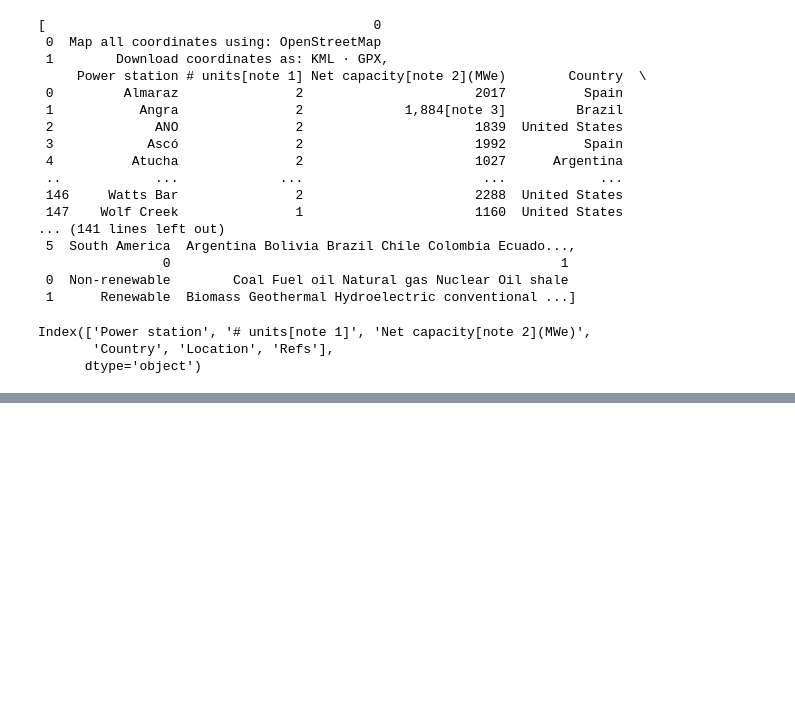
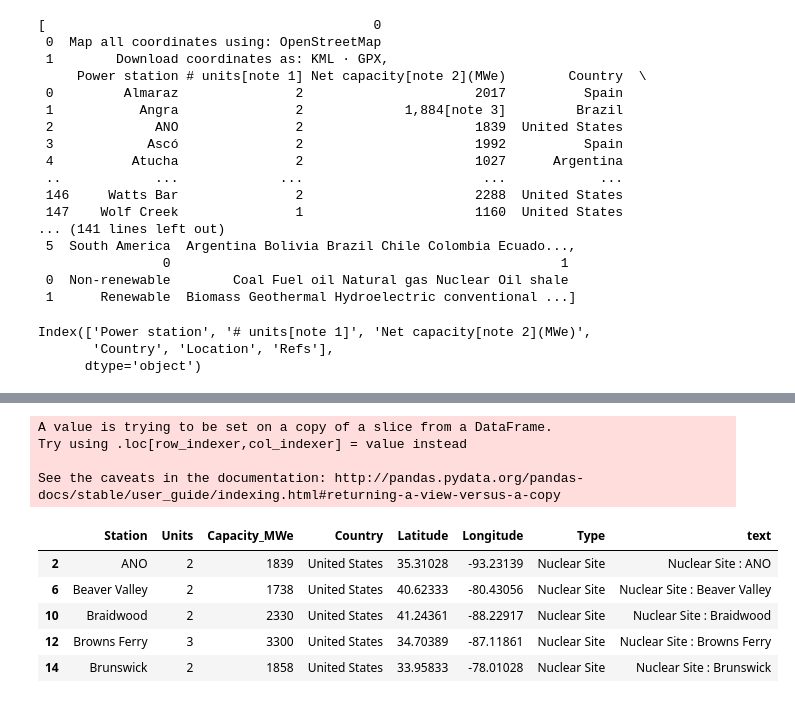
Before and after one commit to seankda/ETL-Aliens, a Jupyter notebook: nuclear_cites.ipynb, the cells around one changed output, grey strips where cells are left out. Saved outputs shown, nothing was run; the diff lists cells and outputs as text; code cells hidden in the pictures; blank space fills up the shorter version.

```diff
--- a/nuclear_cites.ipynb
+++ b/nuclear_cites.ipynb
@@ -120,0 +137,3 @@ fig.show()
+# %%
+# Add column "Type" with the type of point name
+us['Type'] = 'Nuclear Site'
@@ -120,0 +154,17 @@ fig.show()
+# %%
+#us['text'] = f'{us["Type"].astype(str)} : {us["Station"].astype(str)}'
+us['text'] = us['Type'].astype(str) + ' : ' + us['Station'].astype(str)
+# %% [output]
+A value is trying to be set on a copy of a slice from a DataFrame.
+Try using .loc[row_indexer,col_indexer] = value instead
+
+See the caveats in the documentation: http://pandas.pydata.org/pandas-docs/stable/user_guide/indexing.html#returning-a-view-versus-a-copy
+# %%
+us.head()
+# %% [output]
+|  | Station | Units | Capacity_MWe | Country | Latitude | Longitude | Type | text |
+| 2 | ANO | 2 | 1839 | United States | 35.31028 | -93.23139 | Nuclear Site | Nuclear Site : ANO |
+| 6 | Beaver Valley | 2 | 1738 | United States | 40.62333 | -80.43056 | Nuclear Site | Nuclear Site : Beaver Valley |
+| 10 | Braidwood | 2 | 2330 | United States | 41.24361 | -88.22917 | Nuclear Site | Nuclear Site : Braidwood |
+| 12 | Browns Ferry | 3 | 3300 | United States | 34.70389 | -87.11861 | Nuclear Site | Nuclear Site : Browns Ferry |
+| 14 | Brunswick | 2 | 1858 | United States | 33.95833 | -78.01028 | Nuclear Site | Nuclear Site : Brunswick |
```
Also changed, not shown: parts of 5 cells of this notebook, 1 other file.
